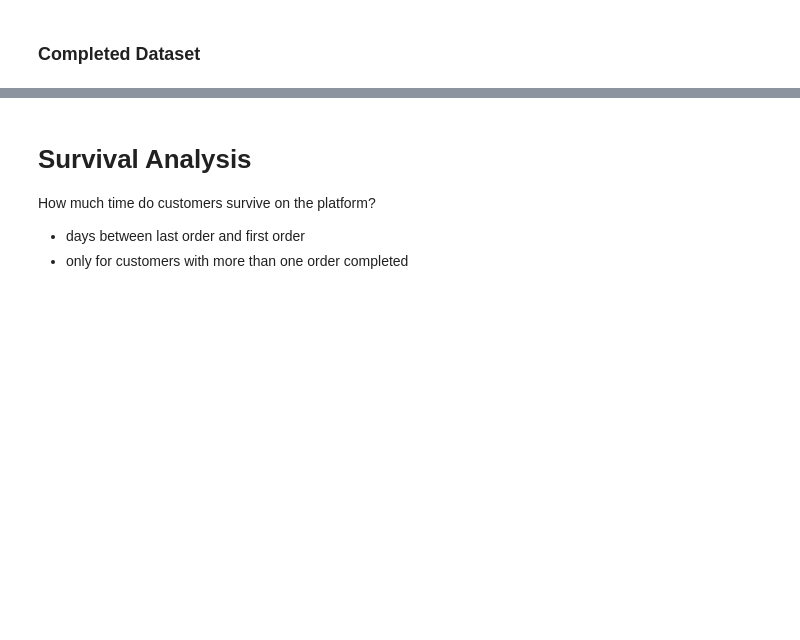
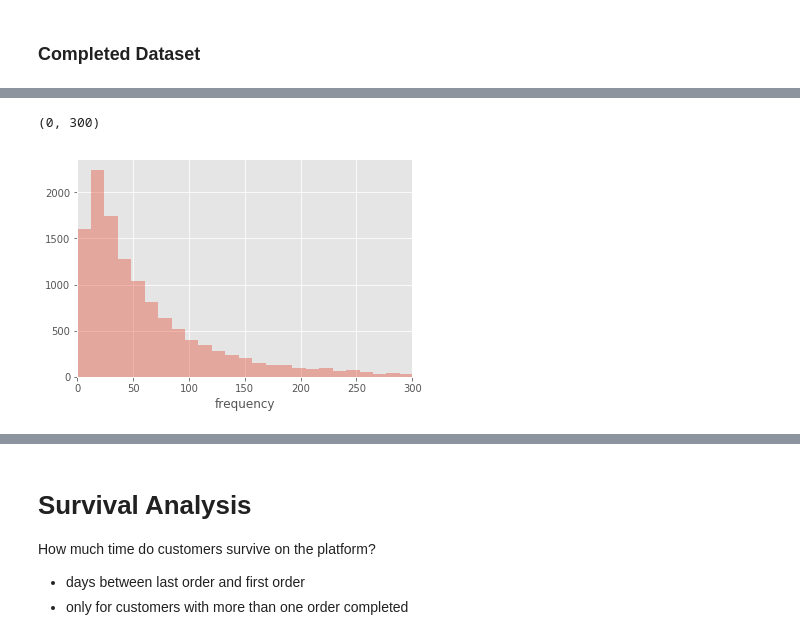
Before and after one commit to zipjet/bi-churn-analysis, a Jupyter notebook: python/survival_analysis.ipynb, the cells around one changed output, grey strips where cells are left out. Saved outputs shown, nothing was run; the diff lists cells and outputs as text; code cells hidden in the pictures; blank space fills up the shorter version.

```diff
--- a/python/survival_analysis.ipynb
+++ b/python/survival_analysis.ipynb
@@ -52,0 +70,6 @@ df_comp.loc[df_comp.completed_orders < 2, 'frequency'] = 45
+# %%
+sns.distplot(df_comp.loc[df_comp.completed_orders > 1, ['customer_db_id', 'frequency']].drop_duplicates().frequency, kde=False)
+plt.xlim(0,300)
+# %% [output]
+(0, 300)
+[figure, added]
```
Also changed, not shown: parts of 72 cells of this notebook, 1 other file.
